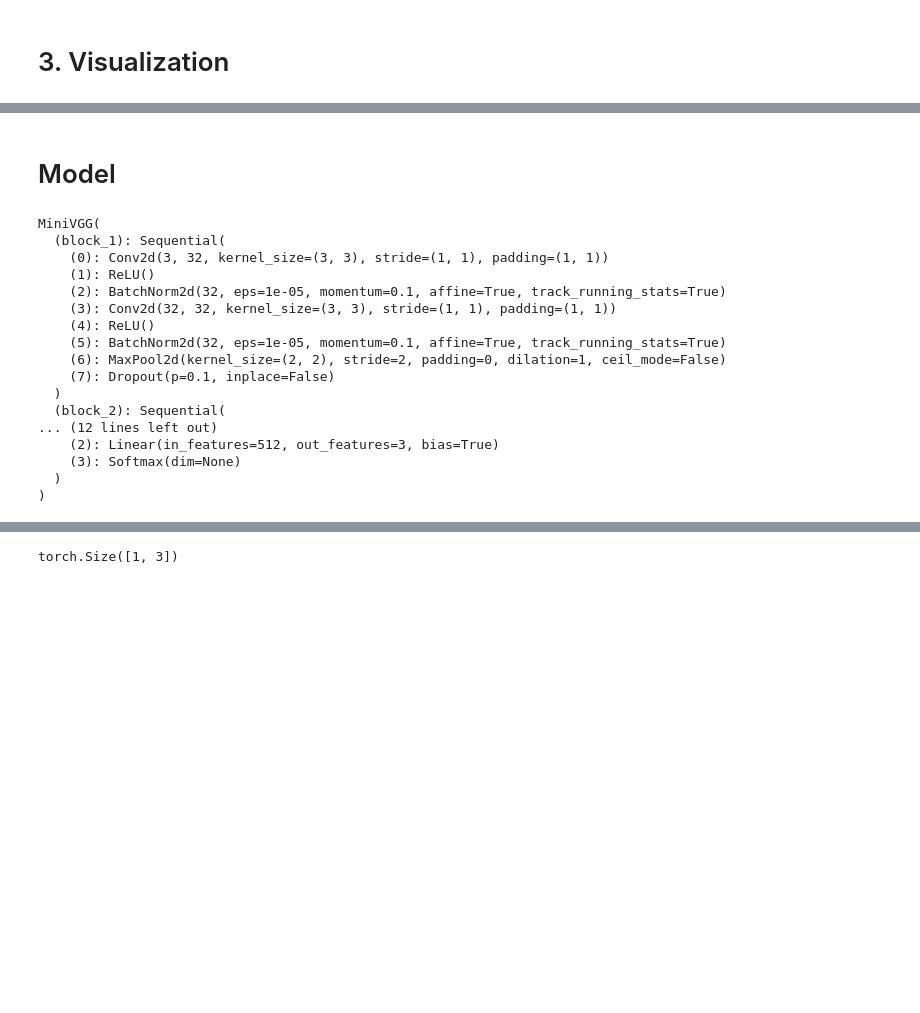
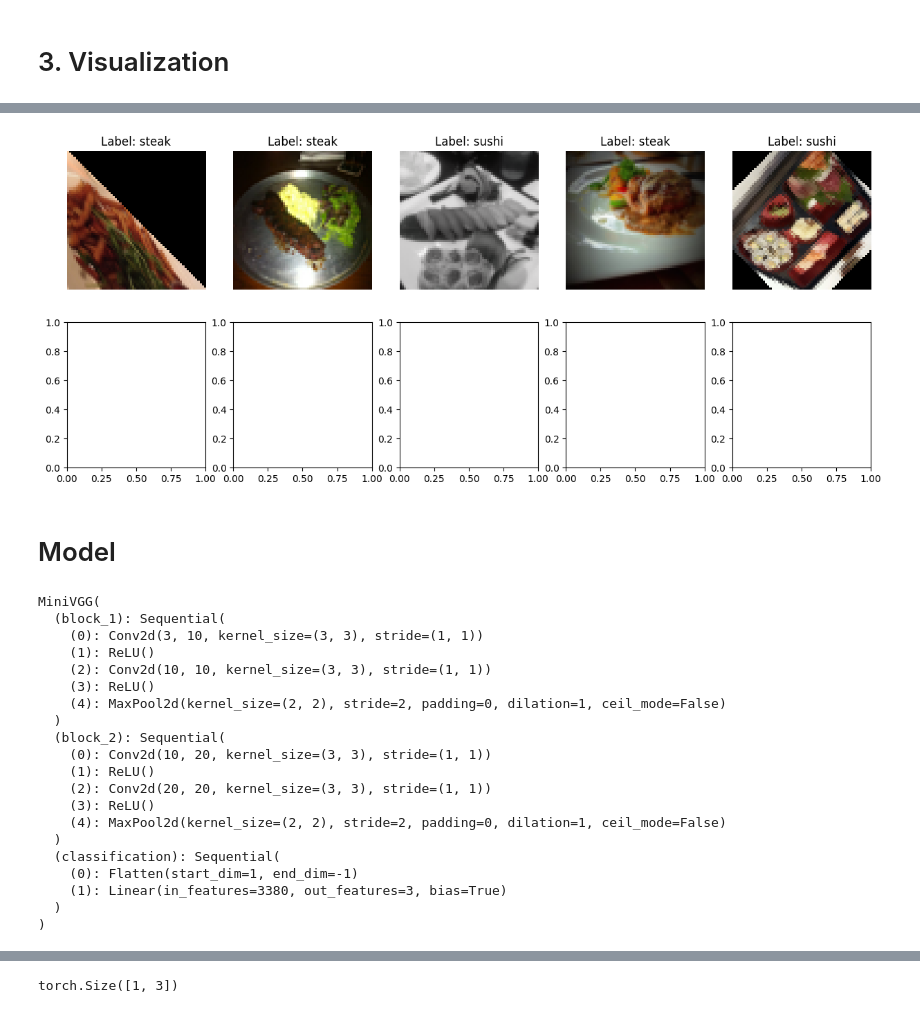
Before and after one commit to nreyesh/pytorch_initials, a Jupyter notebook: 05_1_Custom_Dataset.ipynb, the cells around one changed output, grey strips where cells are left out. Saved outputs shown, nothing was run; the diff lists cells and outputs as text; code cells hidden in the pictures; blank space fills up the shorter version.

```diff
--- a/05_1_Custom_Dataset.ipynb
+++ b/05_1_Custom_Dataset.ipynb
@@ -48,7 +48,8 @@ img_size = 64
 
 train_transforms = transforms.Compose([
         transforms.Resize(size=(img_size,img_size)),
-        transforms.RandomHorizontalFlip(p=0.5),
+        #transforms.RandomHorizontalFlip(p=0.5),
+        transforms.TrivialAugmentWide(num_magnitude_bins=5),
         transforms.ToTensor()
       ])
 test_transforms = transforms.Compose([
@@ -195,3 +197,17 @@ len(test_customDataLoader)
+# %%
+import matplotlib.pyplot as plt
+
+batch = next(iter(train_customDataLoader))
+images, labels = batch
+classes = train_customImageLoader.classes
+
+fig, axes = plt.subplots(2, 5, figsize=(15, 6))
+for i in range(5):
+    axes[0, i].imshow(images[i].permute(1, 2, 0))  # Assuming images are in (C, H, W) format
+    axes[0, i].axis('off')
+    axes[0, i].set_title(f"Label: {classes[labels[i]]}")
+# %% [output]
+[figure, added]
 # %% [markdown]
 # Model
 # %%
@@ -201,7 +217,6 @@ from torch import nn
 class MiniVGG(nn.Module):
   def __init__(self,
                in_channels,
-               im_size,
                hidden_channels,
                n_classes ):
     super().__init__()
@@ -211,20 +226,20 @@ class MiniVGG(nn.Module):
                       out_channels=hidden_channels,
                       kernel_size=(3,3),
                       stride=1,
-                      padding=1),
+                      padding=0),
             nn.ReLU(),
-            nn.BatchNorm2d(hidden_channels),
+            #nn.BatchNorm2d(hidden_channels),
             nn.Conv2d(in_channels=hidden_channels,
                       out_channels=hidden_channels,
                       kernel_size=(3,3),
                       stride=1,
-                      padding=1),
+                      padding=0),
             nn.ReLU(),
-            nn.BatchNorm2d(hidden_channels),
+            #nn.BatchNorm2d(hidden_channels),
             nn.MaxPool2d(kernel_size=(2,2),
                           stride=2,
                           padding=0),
-            nn.Dropout(0.1)
+            #nn.Dropout(0.1)
           )
 
     self.block_2 = nn.Sequential(
@@ -232,57 +247,58 @@ class MiniVGG(nn.Module):
                       out_channels=hidden_channels*2,
                       kernel_size=(3,3),
                       stride=1,
-                      padding=1),
+                      padding=0),
             nn.ReLU(),
-            nn.BatchNorm2d(hidden_channels*2),
+            #nn.BatchNorm2d(hidden_channels*2),
             nn.Conv2d(in_channels=hidden_channels*2,
                       out_channels=hidden_channels*2,
                       kernel_size=(3,3),
                       stride=1,
                       padding=0),
             nn.ReLU(),
-            nn.BatchNorm2d(hidden_channels*2),
+            #nn.BatchNorm2d(hidden_channels*2),
             nn.MaxPool2d(kernel_size=(2,2),
                           stride=2,
-                          padding=1),
-            nn.Dropout(0.1)
+                          padding=0),
+            #nn.Dropout(0.1)
             )
 
-    self.linear = nn.Sequential(
+    self.classification = nn.Sequential(
         nn.Flatten(),
-        nn.Linear(in_features=hidden_channels*2*16*16,
-                  out_features=512),
-        nn.Linear(in_features=512,
+        nn.Linear(in_features=hidden_channels*2*13*13,
                   out_features=n_classes),
-        nn.Softmax()
+        #nn.Softmax()
         )
 
   def forward(self, x):
-    x = self.block_1(x)
-    x = self.block_2(x)
-    x = self.linear(x)
-    return x
+    #x = self.block_1(x)
+    #x = self.block_2(x)
+    #x = self.linear(x)
+    return self.classification(self.block_2(self.block_1(x)))
 
 device = 'cuda' if torch.cuda.is_available() else 'cpu'
 
-model = MiniVGG(3,32,32,3).to(device)
+model = MiniVGG(3,10,3).to(device)
 model
 # %% [output]
 MiniVGG(
   (block_1): Sequential(
-    (0): Conv2d(3, 32, kernel_size=(3, 3), stride=(1, 1), padding=(1, 1))
+    (0): Conv2d(3, 10, kernel_size=(3, 3), stride=(1, 1))
     (1): ReLU()
-    (2): BatchNorm2d(32, eps=1e-05, momentum=0.1, affine=True, track_running_stats=True)
-    (3): Conv2d(32, 32, kernel_size=(3, 3), stride=(1, 1), padding=(1, 1))
-    (4): ReLU()
-    (5): BatchNorm2d(32, eps=1e-05, momentum=0.1, affine=True, track_running_stats=True)
-    (6): MaxPool2d(kernel_size=(2, 2), stride=2, padding=0, dilation=1, ceil_mode=False)
-    (7): Dropout(p=0.1, inplace=False)
+    (2): Conv2d(10, 10, kernel_size=(3, 3), stride=(1, 1))
+    (3): ReLU()
+    (4): MaxPool2d(kernel_size=(2, 2), stride=2, padding=0, dilation=1, ceil_mode=False)
   )
   (block_2): Sequential(
-... (12 lines left out)
-    (2): Linear(in_features=512, out_features=3, bias=True)
-    (3): Softmax(dim=None)
+    (0): Conv2d(10, 20, kernel_size=(3, 3), stride=(1, 1))
+    (1): ReLU()
+    (2): Conv2d(20, 20, kernel_size=(3, 3), stride=(1, 1))
+    (3): ReLU()
+    (4): MaxPool2d(kernel_size=(2, 2), stride=2, padding=0, dilation=1, ceil_mode=False)
+  )
+  (classification): Sequential(
+    (0): Flatten(start_dim=1, end_dim=-1)
+    (1): Linear(in_features=3380, out_features=3, bias=True)
   )
 )
 # %%
```
Also changed, not shown: parts of 20 cells of this notebook.
